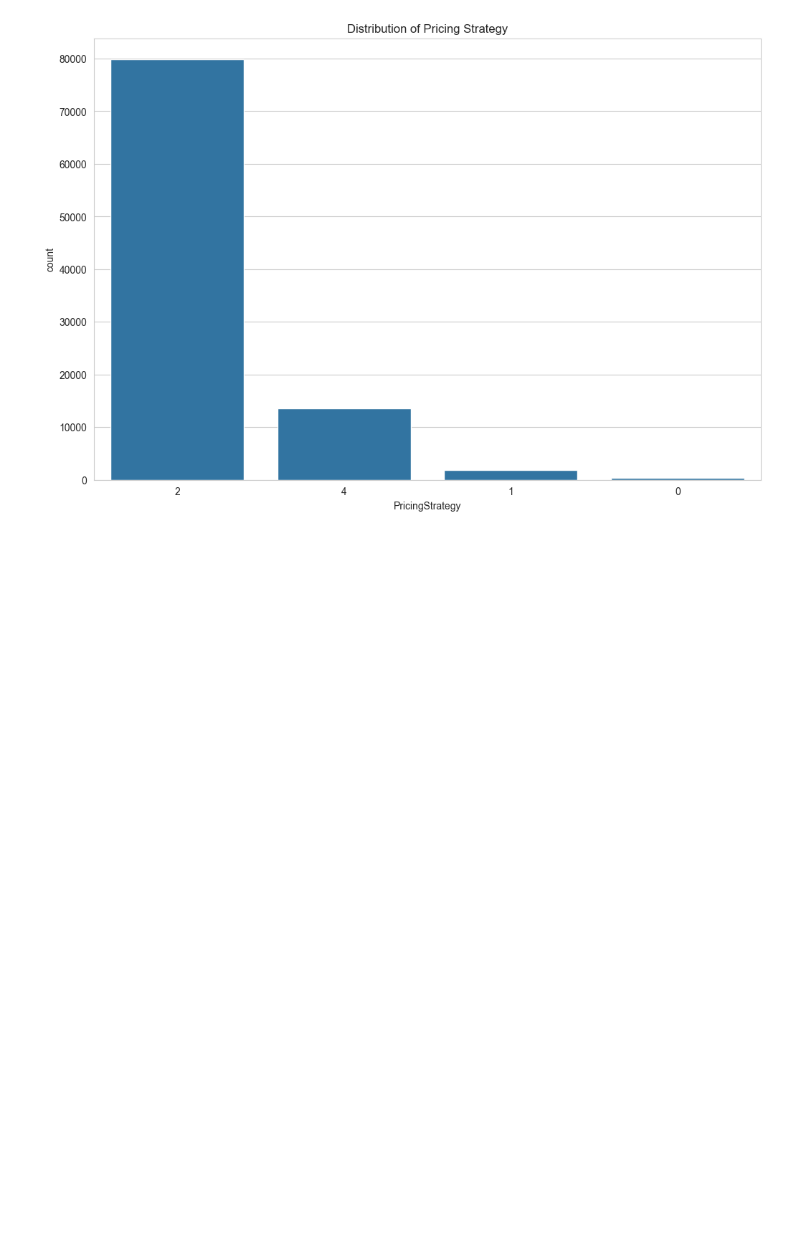
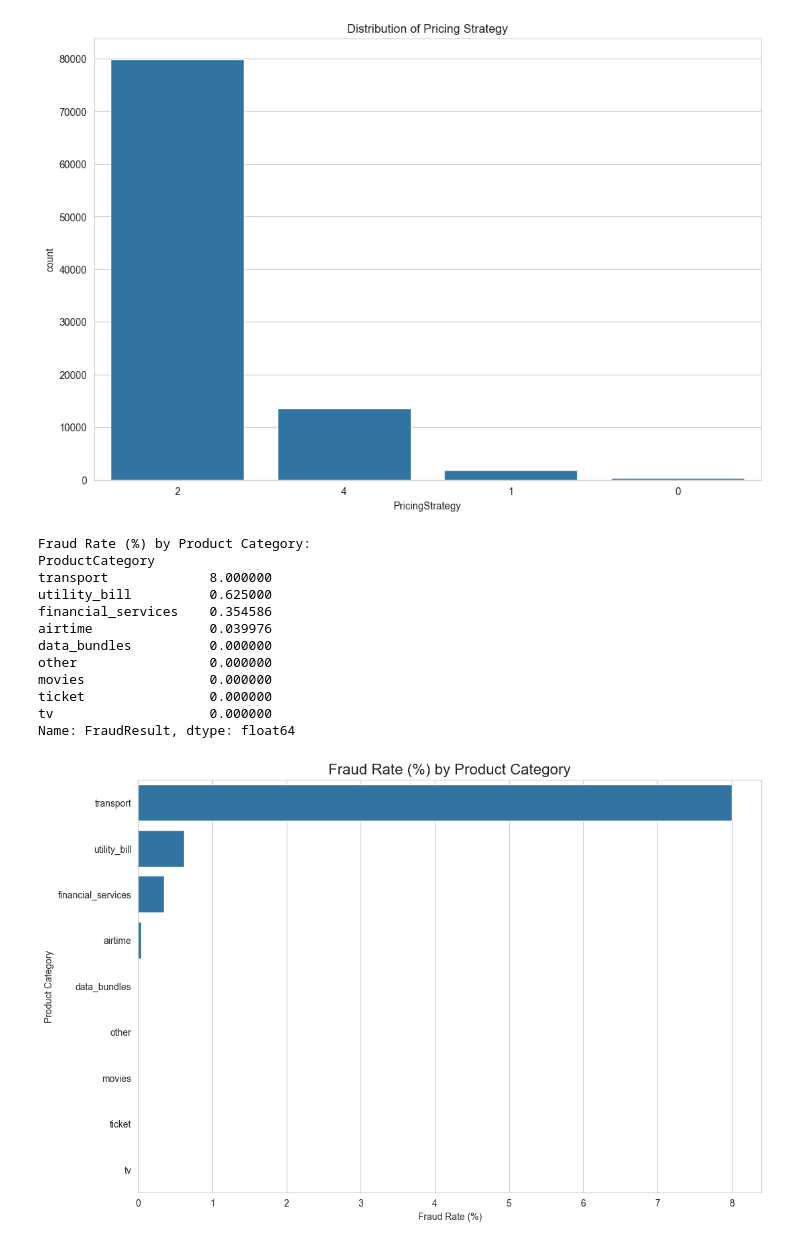
Before and after one commit to sanoy-si/Bati-Credit-Risk-Model, a Jupyter notebook: notebooks/1.0-eda.ipynb, the cells around one changed output. Cells and saved outputs as stored; diff of their text form; code cells hidden in the pictures; blank space fills up the shorter version.

```diff
--- a/notebooks/1.0-eda.ipynb
+++ b/notebooks/1.0-eda.ipynb
@@ -111,3 +149,31 @@ PricingStrategy
 0      385
 Name: count, dtype: int64
 [figure]
+# %%
+# Calculate fraud rate per product category
+fraud_rate_by_product = df.groupby('ProductCategory')['FraudResult'].mean().sort_values(ascending=False) * 100
+
+print("Fraud Rate (%) by Product Category:")
+print(fraud_rate_by_product)
+
+# Visualization
+plt.figure(figsize=(12, 8))
+sns.barplot(x=fraud_rate_by_product.values, y=fraud_rate_by_product.index, orient='h')
+plt.title('Fraud Rate (%) by Product Category', fontsize=16)
+plt.xlabel('Fraud Rate (%)')
+plt.ylabel('Product Category')
+plt.show()
+# %% [output]
+Fraud Rate (%) by Product Category:
+ProductCategory
+transport             8.000000
+utility_bill          0.625000
+financial_services    0.354586
+airtime               0.039976
+data_bundles          0.000000
+other                 0.000000
+movies                0.000000
+ticket                0.000000
+tv                    0.000000
+Name: FraudResult, dtype: float64
+[figure, added]
```
Also changed, not shown: parts of 2 cells of this notebook.
